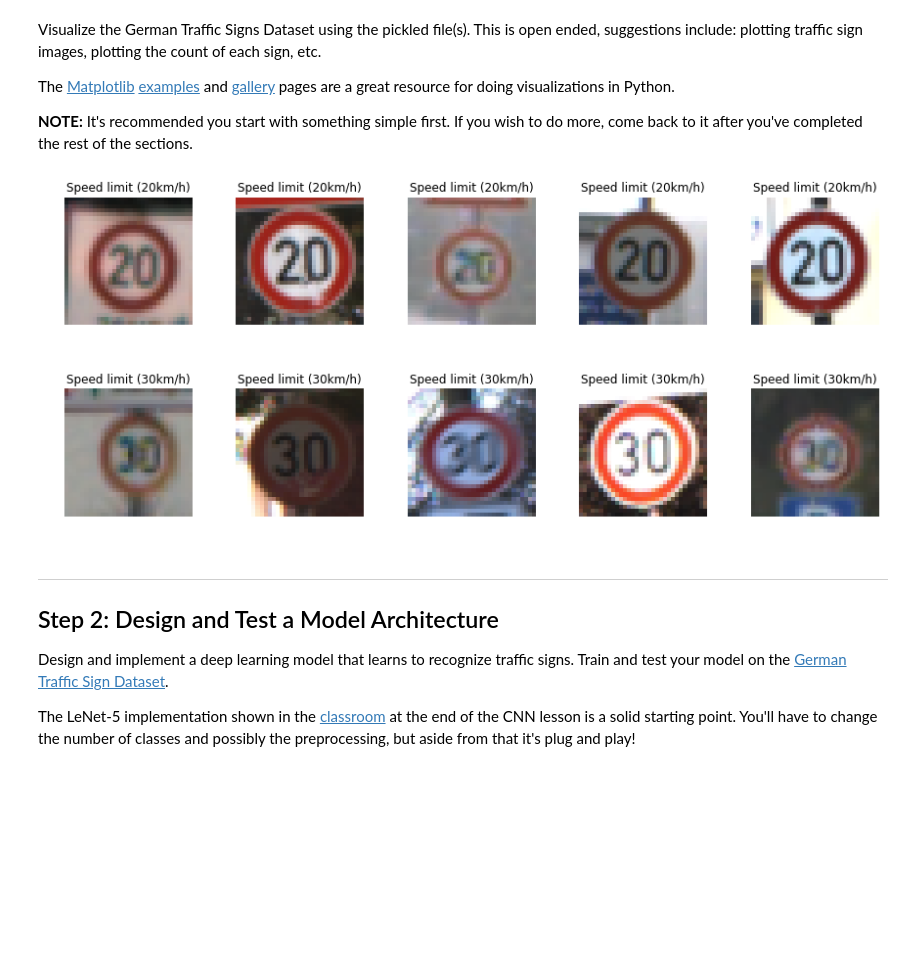
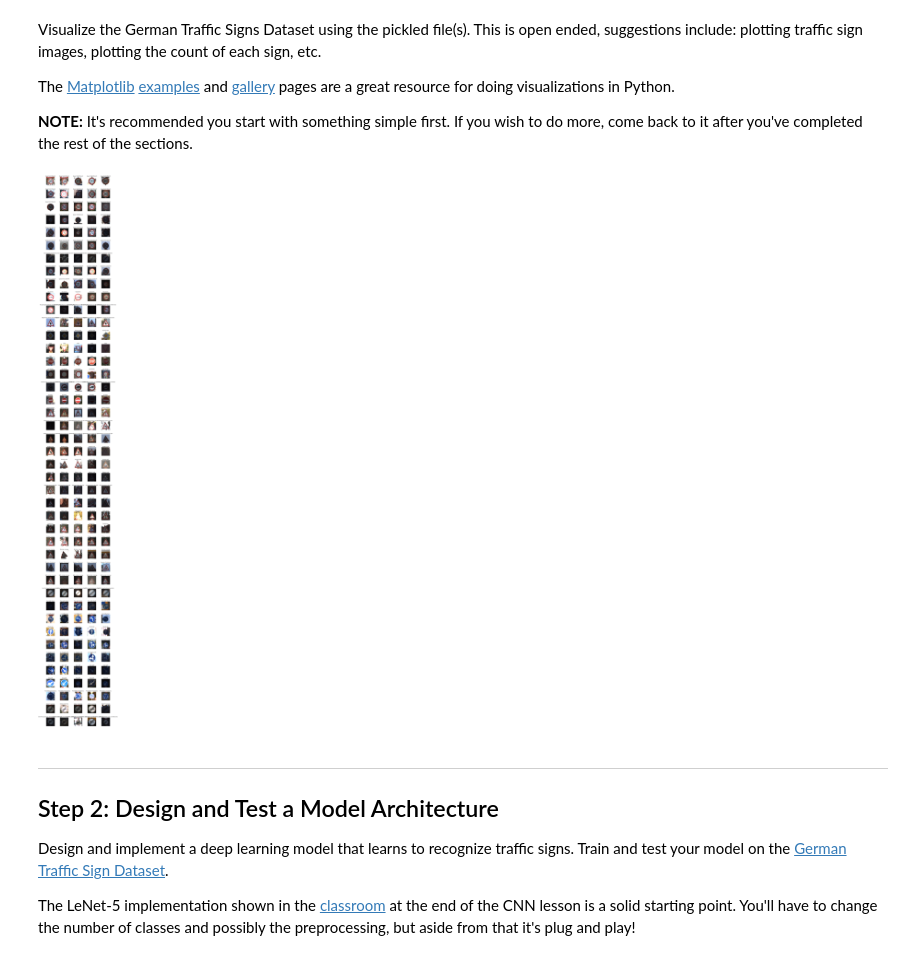
Before and after one commit to cfficaurzua/P2-SDCND, a Jupyter notebook: Traffic_Sign_Classifier.ipynb, the cells around one changed output. Drawn from its saved outputs; the diff is of its cells as text; code cells hidden in the pictures; blank space fills up the shorter version.

```diff
--- a/Traffic_Sign_Classifier.ipynb
+++ b/Traffic_Sign_Classifier.ipynb
@@ -117,21 +117,21 @@ The [Matplotlib](http://matplotlib.org/) [examples](http://matplotlib.org/exampl
 # %%
 %matplotlib inline
 def plotGrid(sample_set, labels,  signnames, columns=5, cutoff = 5):
     assert len(sample_set) == len(labels)
     input_set = sample_set[labels.argsort()]
     classes, counts = np.unique(labels, return_counts=True)
     indexes = np.append([0],np.cumsum(counts))
     fig, axes = plt.subplots(min(len(classes),cutoff), columns,figsize=(3*columns,3*(min(len(classes),cutoff))))
     fig.subplots_adjust(hspace=0.5, wspace=0.3)
     for i, row in enumerate(axes):
         for ax in row:
             index = np.random.randint(indexes[i], indexes[i+1])
             ax.imshow(input_set[index])
             ax.set_title(signnames[classes[i]])
             ax.axis('off')
-plotGrid(X_train,y_train,signnames,5,2)
+plotGrid(X_train,y_train,signnames,5,43)
 # %% [output]
-[figure, old version]
+[figure, new version]
 # %% [markdown]
 ----
 
```
Also changed, not shown: parts of 10 cells of this notebook, 3 other files.
